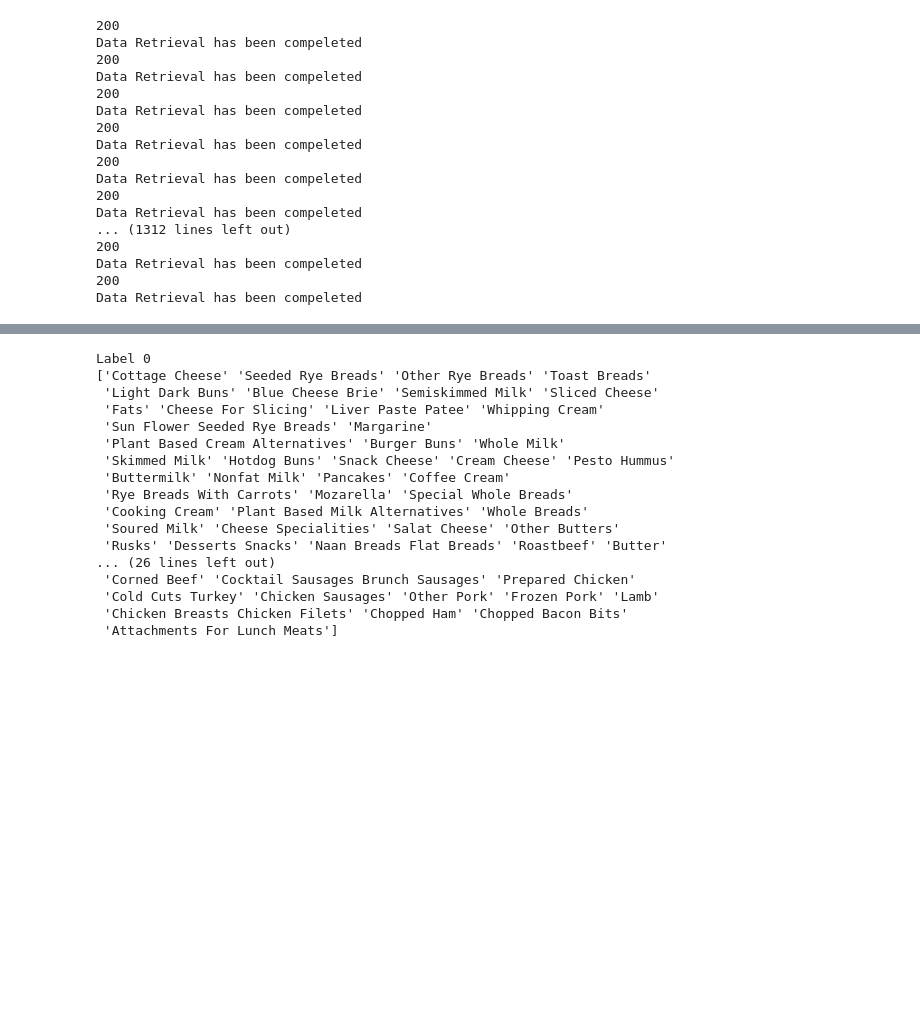
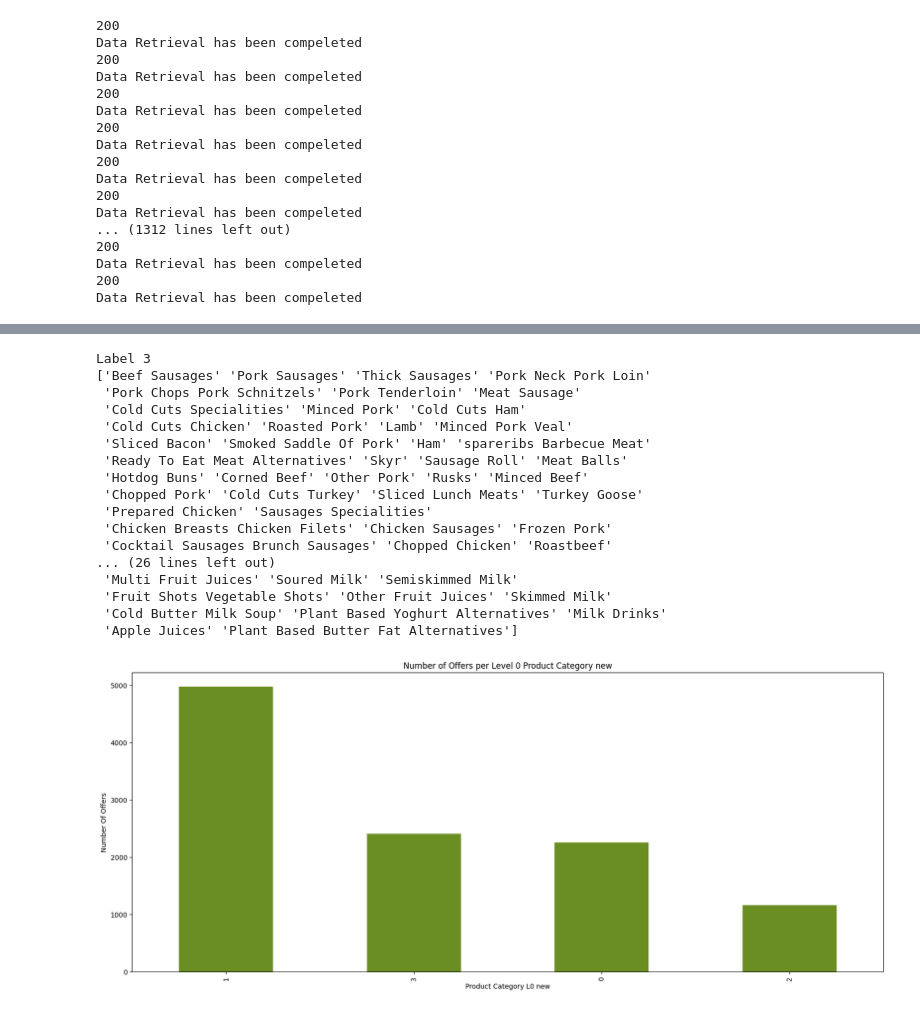
Before and after one commit to PhilipFrischMoller/ABA_Food_Waste_Project, a Jupyter notebook: Exploratory_Analysisv2.ipynb, the cells around one changed output, grey strips where cells are left out. Saved outputs shown, nothing was run; the diff lists cells and outputs as text; code cells hidden in the pictures; blank space fills up the shorter version.

```diff
--- a/Exploratory_Analysisv2.ipynb
+++ b/Exploratory_Analysisv2.ipynb
@@ -212,4 +222,5 @@ plt.show()
 # %%
+# kmeans clustering
 from sklearn.cluster import KMeans
 
 kmeans = KMeans(n_clusters=4,random_state=0)
@@ -221,21 +232,39 @@ clusteringresults = pd.DataFrame({'L0Categories' : L0categories,'Label': labels}
 for i in clusteringresults['Label'].unique():
     print(f"Label {i}")
     print(clusteringresults[clusteringresults['Label']==i]['L0Categories'].unique())
+
+# use clustering labels to give each product a lable i.e use the above as a mapping
+clustermapping = {}
+
+for i, text in enumerate(clusteringresults['L0Categories'].unique()):
+    clustermapping[text] = str(clusteringresults['Label'][i])
+
+df['L0Categories.new'] = df['product.category.en.level0'].map(clustermapping)
 # %% [output]
-Label 0
-['Cottage Cheese' 'Seeded Rye Breads' 'Other Rye Breads' 'Toast Breads'
- 'Light Dark Buns' 'Blue Cheese Brie' 'Semiskimmed Milk' 'Sliced Cheese'
- 'Fats' 'Cheese For Slicing' 'Liver Paste Patee' 'Whipping Cream'
- 'Sun Flower Seeded Rye Breads' 'Margarine'
- 'Plant Based Cream Alternatives' 'Burger Buns' 'Whole Milk'
- 'Skimmed Milk' 'Hotdog Buns' 'Snack Cheese' 'Cream Cheese' 'Pesto Hummus'
- 'Buttermilk' 'Nonfat Milk' 'Pancakes' 'Coffee Cream'
- 'Rye Breads With Carrots' 'Mozarella' 'Special Whole Breads'
- 'Cooking Cream' 'Plant Based Milk Alternatives' 'Whole Breads'
- 'Soured Milk' 'Cheese Specialities' 'Salat Cheese' 'Other Butters'
- 'Rusks' 'Desserts Snacks' 'Naan Breads Flat Breads' 'Roastbeef' 'Butter'
+Label 3
+['Beef Sausages' 'Pork Sausages' 'Thick Sausages' 'Pork Neck Pork Loin'
+ 'Pork Chops Pork Schnitzels' 'Pork Tenderloin' 'Meat Sausage'
+ 'Cold Cuts Specialities' 'Minced Pork' 'Cold Cuts Ham'
+ 'Cold Cuts Chicken' 'Roasted Pork' 'Lamb' 'Minced Pork Veal'
+ 'Sliced Bacon' 'Smoked Saddle Of Pork' 'Ham' 'spareribs Barbecue Meat'
+ 'Ready To Eat Meat Alternatives' 'Skyr' 'Sausage Roll' 'Meat Balls'
+ 'Hotdog Buns' 'Corned Beef' 'Other Pork' 'Rusks' 'Minced Beef'
+ 'Chopped Pork' 'Cold Cuts Turkey' 'Sliced Lunch Meats' 'Turkey Goose'
+ 'Prepared Chicken' 'Sausages Specialities'
+ 'Chicken Breasts Chicken Filets' 'Chicken Sausages' 'Frozen Pork'
+ 'Cocktail Sausages Brunch Sausages' 'Chopped Chicken' 'Roastbeef'
 ... (26 lines left out)
- 'Corned Beef' 'Cocktail Sausages Brunch Sausages' 'Prepared Chicken'
- 'Cold Cuts Turkey' 'Chicken Sausages' 'Other Pork' 'Frozen Pork' 'Lamb'
- 'Chicken Breasts Chicken Filets' 'Chopped Ham' 'Chopped Bacon Bits'
- 'Attachments For Lunch Meats']
+ 'Multi Fruit Juices' 'Soured Milk' 'Semiskimmed Milk'
+ 'Fruit Shots Vegetable Shots' 'Other Fruit Juices' 'Skimmed Milk'
+ 'Cold Butter Milk Soup' 'Plant Based Yoghurt Alternatives' 'Milk Drinks'
+ 'Apple Juices' 'Plant Based Butter Fat Alternatives']
+# %%
+# visualise new categories
+df_offersPerCategoryL0new = df[['offer.startTime','L0Categories.new']].groupby('L0Categories.new').count()
+df_offersPerCategoryL0new = df_offersPerCategoryL0new.rename(columns = {'offer.startTime': 'NumberOfOffers'})
+df_offersPerCategoryL0new = df_offersPerCategoryL0new.sort_values('NumberOfOffers', ascending=False)
+# create plot
+df_offersPerCategoryL0new.plot.bar(figsize=(20,8), legend=False,ylabel='Number Of Offers', xlabel='Product Category L0 new', title='Number of Offers per Level 0 Product Category new',color='olivedrab')
+plt.show()
+# %% [output]
+[figure, added]
```
Also changed, not shown: parts of 8 cells of this notebook.
